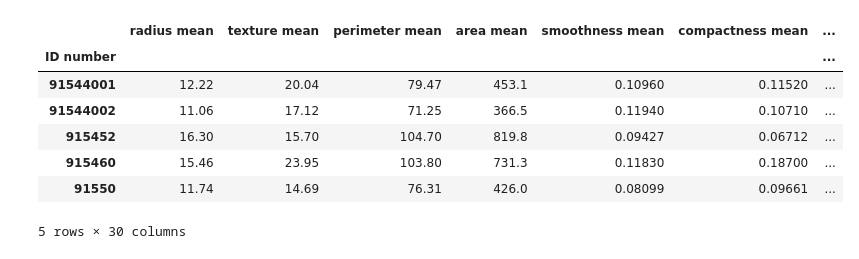
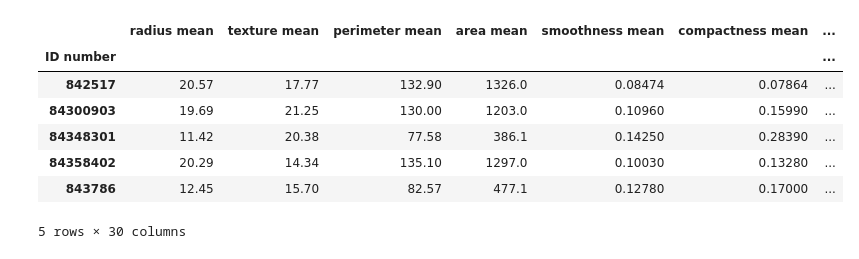
Before and after one commit to crypto-infinity/proai, a Jupyter notebook: course4-ml-algorithms/ex_online_learning/online_learning.ipynb, the cells around one changed output. Saved outputs shown, nothing was run; the diff lists cells and outputs as text; code cells hidden in the pictures.

```diff
--- a/course4-ml-algorithms/ex_online_learning/online_learning.ipynb
+++ b/course4-ml-algorithms/ex_online_learning/online_learning.ipynb
@@ -14,3 +14,11 @@ data = pd.read_csv(dataset, index_col=0)
 
 X = data.drop("diagnosis", axis=1)
 y = data["diagnosis"]
+# %%
+from sklearn.calibration import LabelEncoder
+
+laenc = LabelEncoder()
+
+y = laenc.fit_transform(y)
+
+laenc.classes_
@@ -113,18 +123,21 @@ plot_training_curve()
 # %%
 new_data_csv = "https://raw.githubusercontent.com/ProfAI/machine-learning-modelli-e-algoritmi/refs/heads/main/datasets/breast_cancer_update.csv"
 
 new_data = pd.read_csv(new_data_csv, index_col=0)
+df = pd.concat([data, new_data])
 
-X_new = new_data.drop("diagnosis", axis=1)
-y_new = new_data["diagnosis"]
+X = df.drop("diagnosis", axis=1)
+y = df["diagnosis"]
 
-X_new.head(5)
+y = laenc.transform(y)
+
+X.head(5)
 # %% [output]
 |  | radius mean | texture mean | perimeter mean | area mean | smoothness mean | compactness mean | ... |
 | ID number |  |  |  |  |  |  | ... |
-| 91544001 | 12.22 | 20.04 | 79.47 | 453.1 | 0.10960 | 0.11520 | ... |
-| 91544002 | 11.06 | 17.12 | 71.25 | 366.5 | 0.11940 | 0.10710 | ... |
-| 915452 | 16.30 | 15.70 | 104.70 | 819.8 | 0.09427 | 0.06712 | ... |
-| 915460 | 15.46 | 23.95 | 103.80 | 731.3 | 0.11830 | 0.18700 | ... |
-| 91550 | 11.74 | 14.69 | 76.31 | 426.0 | 0.08099 | 0.09661 | ... |
+| 842517 | 20.57 | 17.77 | 132.90 | 1326.0 | 0.08474 | 0.07864 | ... |
+| 84300903 | 19.69 | 21.25 | 130.00 | 1203.0 | 0.10960 | 0.15990 | ... |
+| 84348301 | 11.42 | 20.38 | 77.58 | 386.1 | 0.14250 | 0.28390 | ... |
+| 84358402 | 20.29 | 14.34 | 135.10 | 1297.0 | 0.10030 | 0.13280 | ... |
+| 843786 | 12.45 | 15.70 | 82.57 | 477.1 | 0.12780 | 0.17000 | ... |
 5 rows × 30 columns
```
Also changed, not shown: parts of 9 cells of this notebook.
